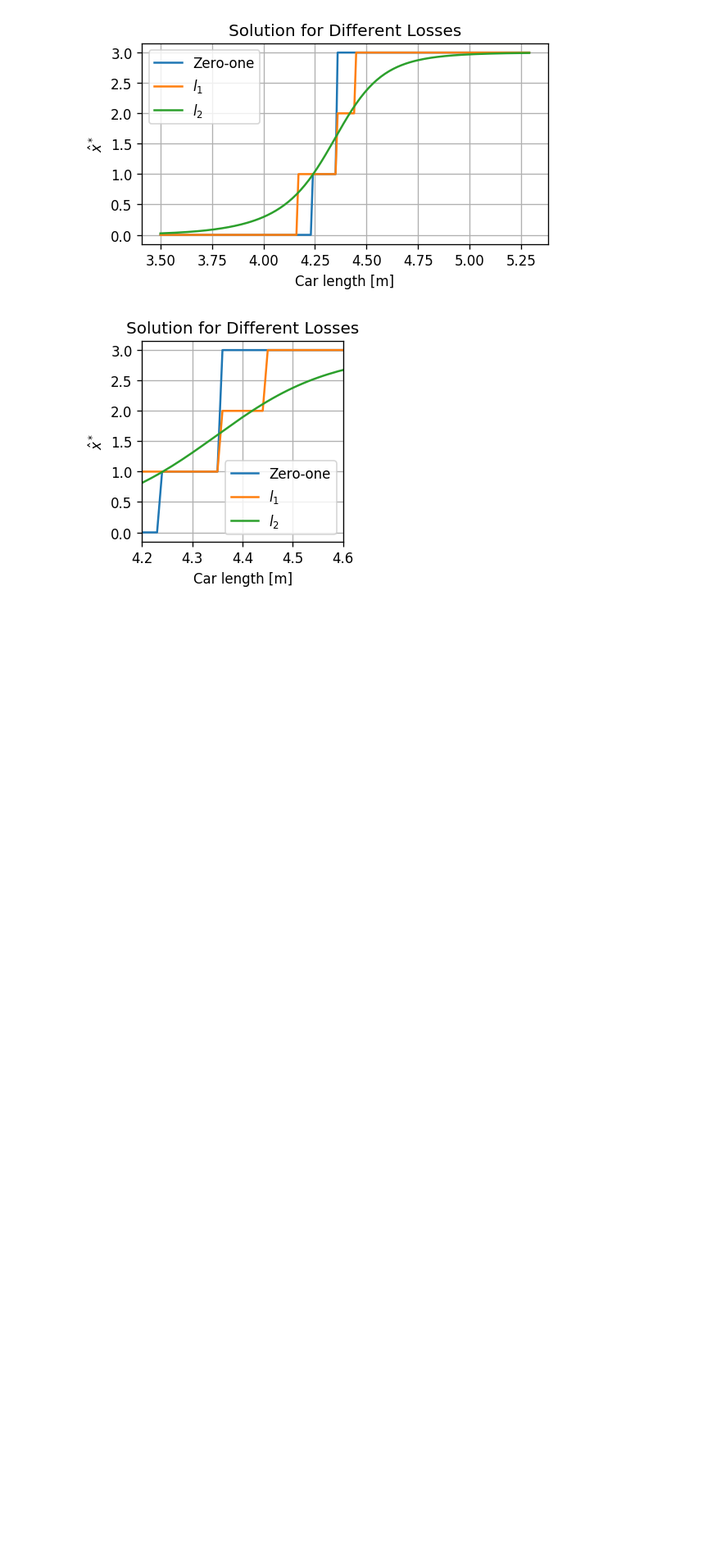
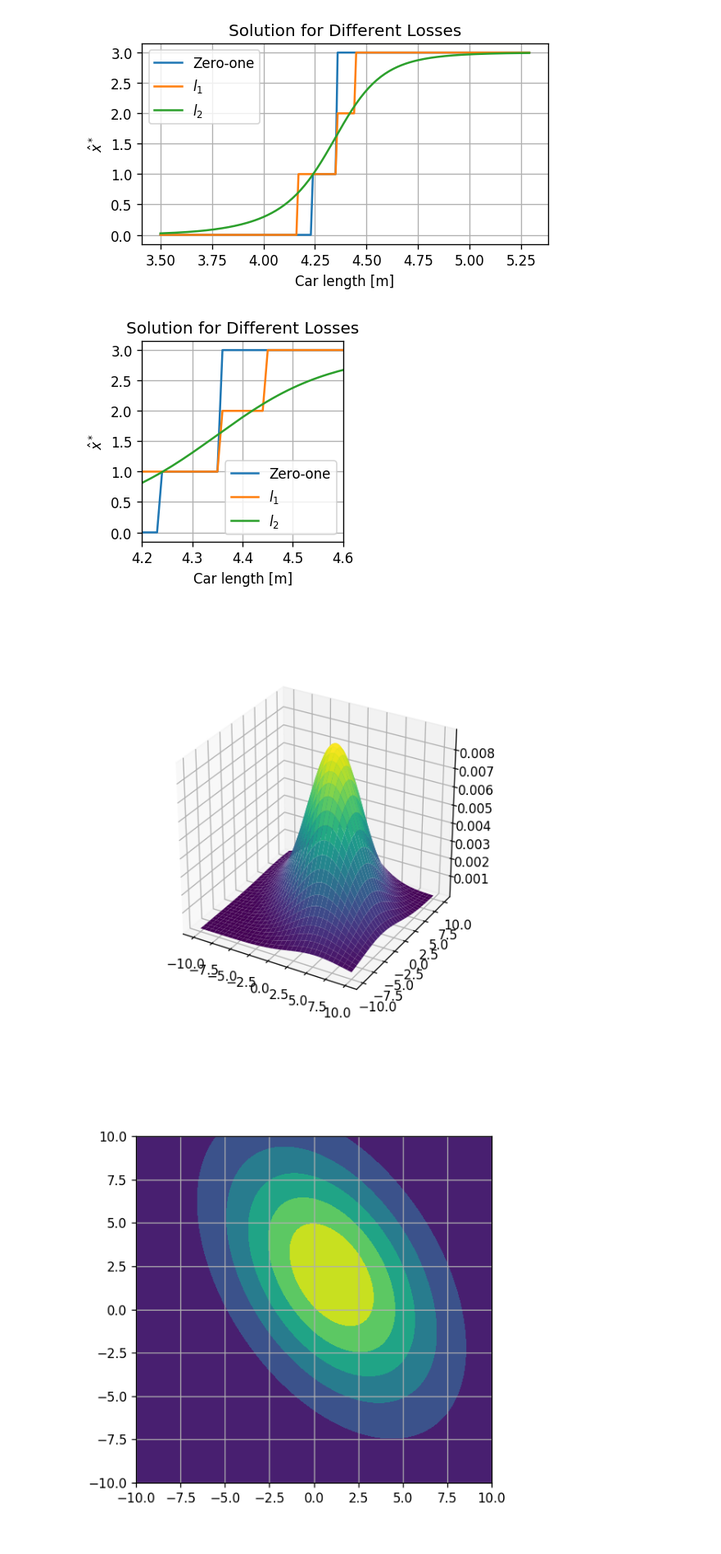
Before and after one commit to technion046195/technion_046195_2020_spring, a Jupyter notebook: _tutorials/tutorial_01/code/intro_to_prob_toy_model.ipynb, the cells around one changed output. Shown at 82% size. Saved outputs shown, nothing was run; the diff lists cells and outputs as text; code cells hidden in the pictures; blank space fills up the shorter version.

```diff
--- a/_tutorials/tutorial_01/code/intro_to_prob_toy_model.ipynb
+++ b/_tutorials/tutorial_01/code/intro_to_prob_toy_model.ipynb
@@ -205,0 +217,17 @@ plt.tight_layout()
+# %%
+from scipy.stats import multivariate_normal
+from mpl_toolkits.mplot3d import Axes3D
+
+dist = multivariate_normal(mean=[1, 2], cov=[[16, -9], [-9, 25]])
+xx, yy = np.meshgrid(np.linspace(-10, 10, 100), np.linspace(-10, 10, 100))
+pdf = dist.pdf(np.stack((xx, yy), axis=2))
+
+fig = plt.figure(figsize=(5, 5))
+ax = fig.gca(projection='3d')
+ax.plot_surface(xx, yy, pdf, rstride=3, cstride=3, linewidth=1, antialiased=True, cmap=plt.cm.viridis);
+
+fig, ax = plt.subplots(figsize=(5, 5))
+cset = ax.contourf(xx, yy, pdf, cmap=plt.cm.viridis)
+# %% [output]
+[figure, added]
+[figure, added]
```
Also changed, not shown: parts of 6 cells of this notebook, 35 other files.
